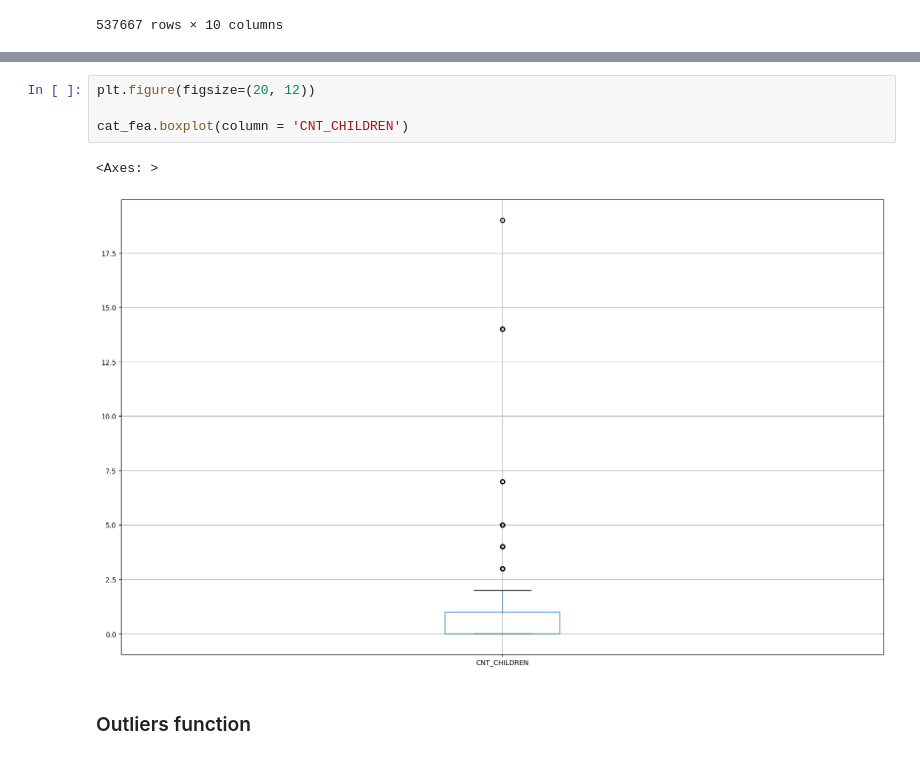
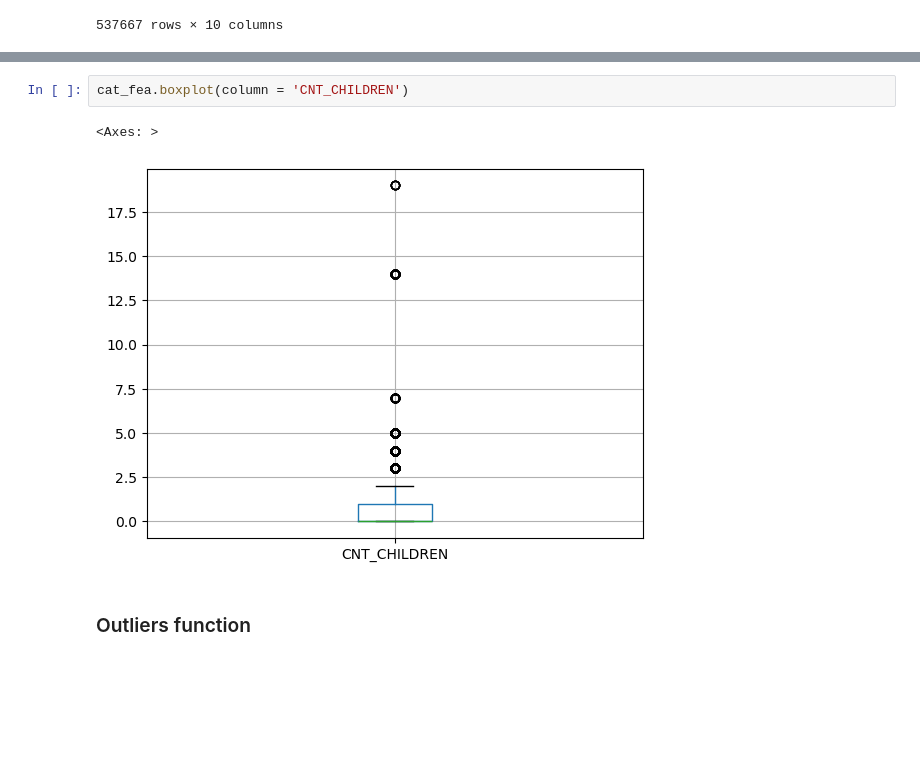
Before and after one commit to tusharkharat269/Credit_Card_Approval_Prediction, a Jupyter notebook: credit_card_approval_prediction.ipynb, the cells around one changed output, grey strips where cells are left out. Drawn from its saved outputs; the diff is of its cells as text; blank space fills up the shorter version.

```diff
--- a/credit_card_approval_prediction.ipynb
+++ b/credit_card_approval_prediction.ipynb
@@ -347,12 +333,10 @@ cat_fea.describe()
 | 75% | 5.115755e+06 | 1.000000 | 2.295000e+05 | -12239.000000 | -1050.000000 | 1.000000 | 1.000000 | ... |
 | max | 5.150487e+06 | 19.000000 | 1.575000e+06 | -7489.000000 | -17.000000 | 1.000000 | 1.000000 | ... |
 # %%
-plt.figure(figsize=(20, 12))
-
 cat_fea.boxplot(column = 'CNT_CHILDREN')
 # %% [output]
 <Axes: >
-[figure, old version]
+[figure, new version]
 # %% [markdown]
 ### Outliers function
 # %%
```
Also changed, not shown: parts of 28 cells of this notebook, 1 other file.
